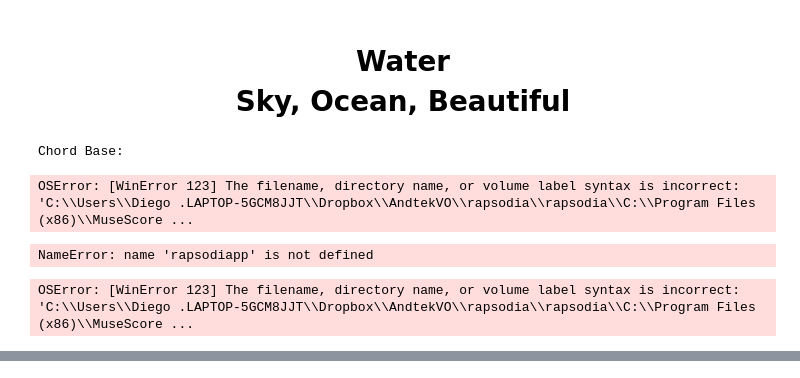
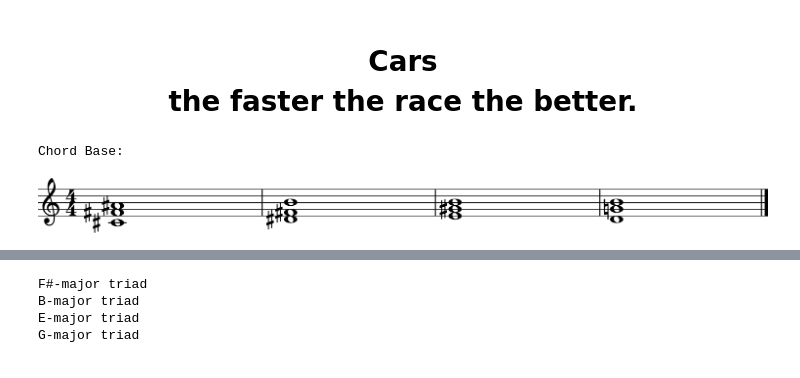
Before and after one commit to AndtekVO/rhapsody, a Jupyter notebook: rhapsody.ipynb, the cells around one changed output, grey strips where cells are left out. Saved outputs shown, nothing was run; the diff lists cells and outputs as text; code cells hidden in the pictures.

```diff
--- a/rhapsody.ipynb
+++ b/rhapsody.ipynb
@@ -53,7 +34,5 @@ from nltk import tokenize
 # %%
-chromatic = ["A", "A#", "B", "C", "C#", "D", "D#", "E", "F", "F#", "G", "G#",
-             "A", "A#", "B", "C", "C#", "D", "D#", "E", "F", "F#", "G", "G#",
-            "A", "A#", "B", "C", "C#", "D", "D#", "E", "F", "F#", "G", "G#"]
+chromatic = ["A", "A#", "B", "C", "C#", "D", "D#", "E", "F", "F#", "G", "G#"] + chromatic + chromatic
 # %%
 def make_midi(notes, filename):
 	notes1 = map(Note, notes)
@@ -214,21 +217,25 @@ chord_base
-# %%
-display(HTML('<h1><center>' + f"{word} <br>{meaning}" + '</center></h1>'))
-print("Chord Base:")
-chord_base.show()
-
-make_midi(chord_base, f"{word} - {meaning}.mid")
-# %% [output]
-Water
-Sky, Ocean, Beautiful
-Chord Base:
-OSError: [WinError 123] The filename, directory name, or volume label syntax is incorrect: 'C:\\Users\\Diego .LAPTOP-5GCM8JJT\\Dropbox\\AndtekVO\\rapsodia\\rapsodia\\C:\\Program Files (x86)\\MuseScore ...
-# %%
-for chord in rapsodiapp:
-    print(chord.isConsonant())
-# %% [output]
-NameError: name 'rapsodiapp' is not defined
-# %%
-a = scale.MajorScale('a')
-a.show()
-# %% [output]
-OSError: [WinError 123] The filename, directory name, or volume label syntax is incorrect: 'C:\\Users\\Diego .LAPTOP-5GCM8JJT\\Dropbox\\AndtekVO\\rapsodia\\rapsodia\\C:\\Program Files (x86)\\MuseScore ...
+# %%
+# REFERENCE http://web.mit.edu/music21/doc/usersGuide/usersGuide_07_chords.html
+
+display(HTML('<h1><center>' + f"{word} <br>{meaning}" + '</center></h1>'))
+print("Chord Base:")
+#chord_base[0].show()
+
+for i in chord_base:
+    i.duration.type = "whole"
+stream1 = stream.Stream()
+stream1.append(chord_base)
+stream1.duration.type = "whole"
+stream1.quarterLength
+stream1.show()
+
+
+stream1.show("midi")
+stream1.write()
+for chord in stream1:
+    print(chord.pitchedCommonName)
+# %% [output]
+Cars
+the faster the race the better.
+Chord Base:
+[figure, added]
@@ -234,0 +243,4 @@ OSError: [WinError 123] The filename, directory name, or volume label syntax is
+F#-major triad
+B-major triad
+E-major triad
+G-major triad
```
Also changed, not shown: parts of 8 cells of this notebook, 1 other file.
